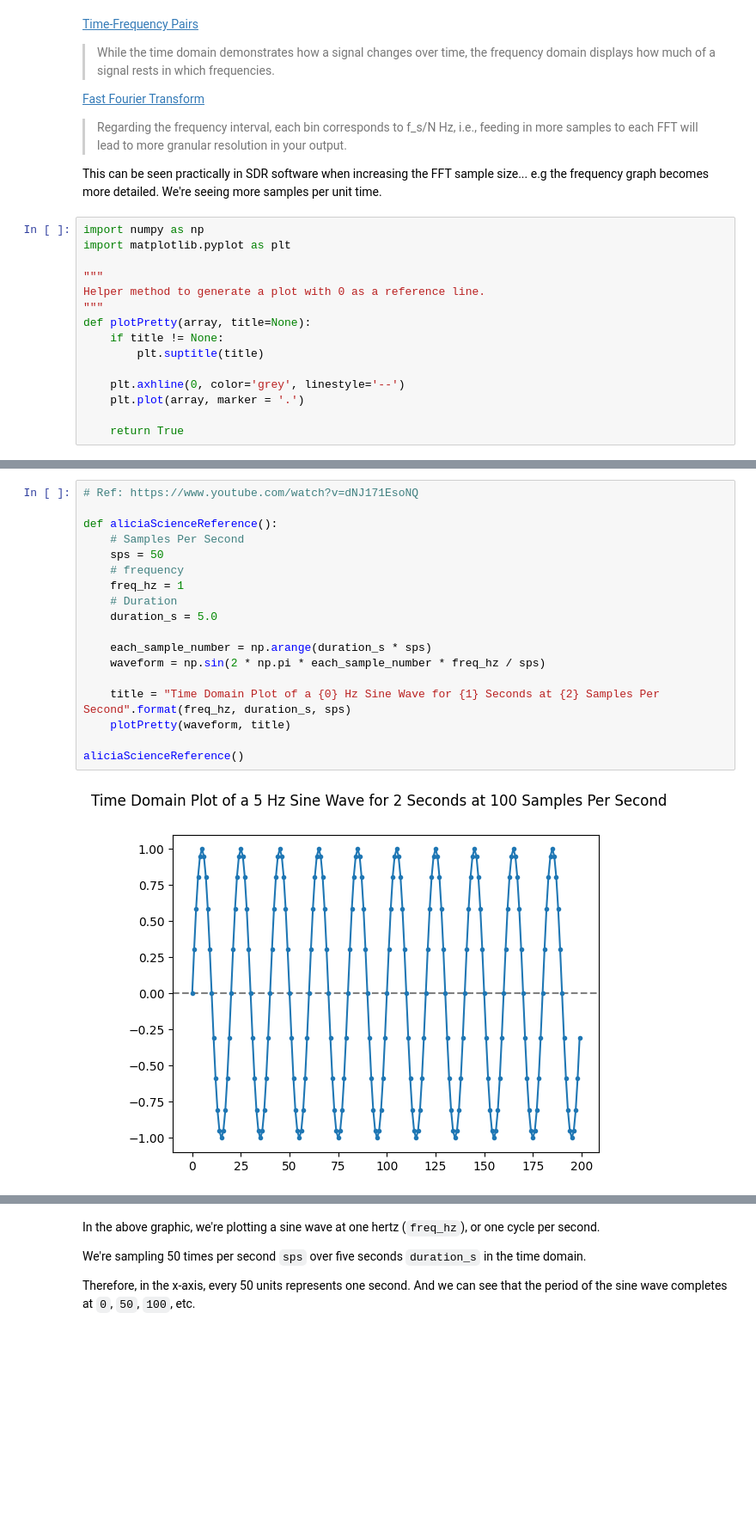
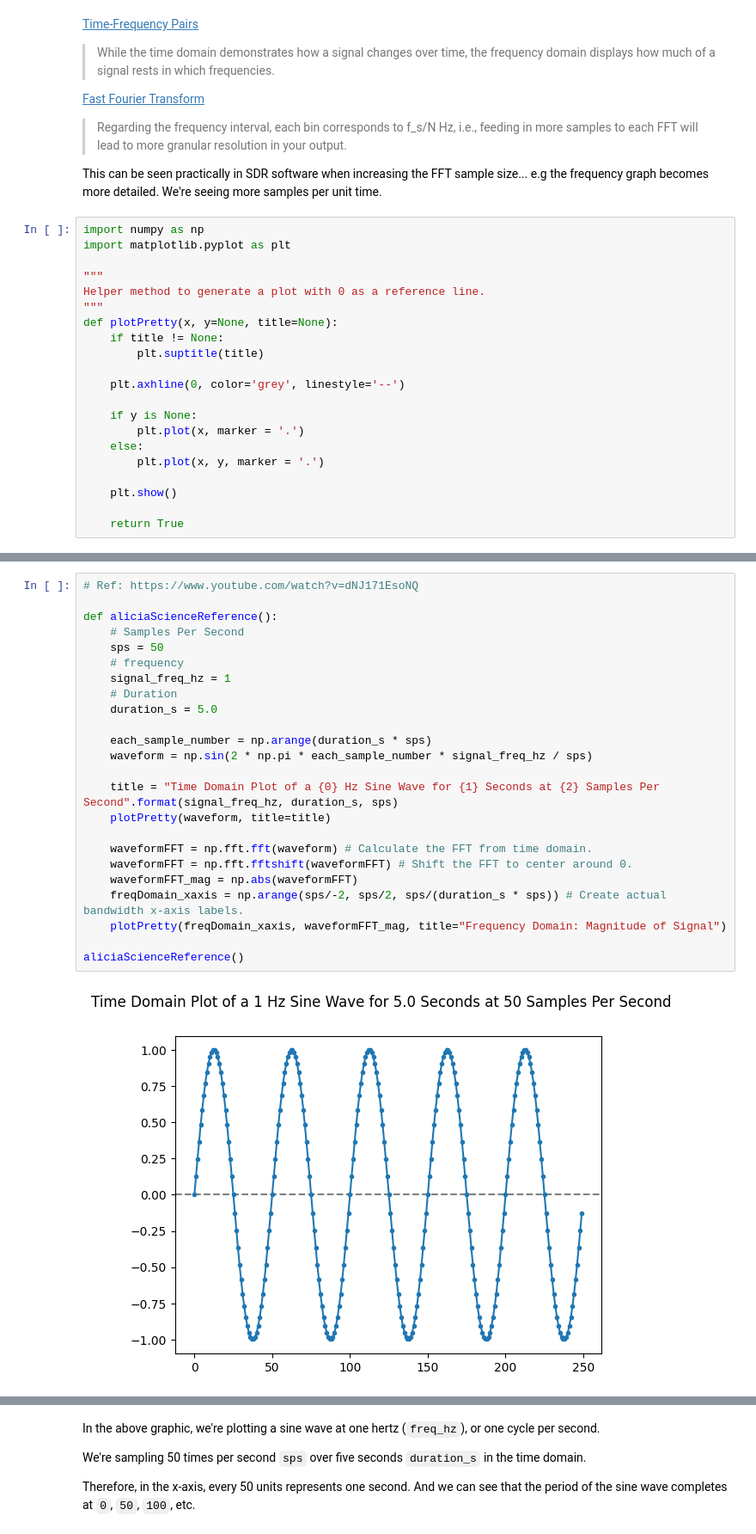
Before and after one commit to mattmakesmaps/pysdr-experiment, a Jupyter notebook: 02-frequency-domain.ipynb, the cells around one changed output, grey strips where cells are left out. Shown: that part at 86% size. Drawn from its saved outputs; the diff is of its cells as text; blank space fills up the shorter version.

```diff
--- a/02-frequency-domain.ipynb
+++ b/02-frequency-domain.ipynb
@@ -19,12 +19,18 @@ import matplotlib.pyplot as plt
 """
 Helper method to generate a plot with 0 as a reference line.
 """
-def plotPretty(array, title=None):
+def plotPretty(x, y=None, title=None):
     if title != None:
         plt.suptitle(title)
 
     plt.axhline(0, color='grey', linestyle='--')
-    plt.plot(array, marker = '.')
+
+    if y is None:
+        plt.plot(x, marker = '.')
+    else:
+        plt.plot(x, y, marker = '.')
+
+    plt.show()
 
     return True
 # %%
@@ -45,20 +60,26 @@ pySDRExample1()
 # %%
 # Ref: https://www.youtube.com/watch?v=dNJ171EsoNQ
 
 def aliciaScienceReference():
     # Samples Per Second
     sps = 50
     # frequency
-    freq_hz = 1
+    signal_freq_hz = 1
     # Duration
     duration_s = 5.0
 
     each_sample_number = np.arange(duration_s * sps)
-    waveform = np.sin(2 * np.pi * each_sample_number * freq_hz / sps)
+    waveform = np.sin(2 * np.pi * each_sample_number * signal_freq_hz / sps)
 
-    title = "Time Domain Plot of a {0} Hz Sine Wave for {1} Seconds at {2} Samples Per Second".format(freq_hz, duration_s, sps)
-    plotPretty(waveform, title)
+    title = "Time Domain Plot of a {0} Hz Sine Wave for {1} Seconds at {2} Samples Per Second".format(signal_freq_hz, duration_s, sps)
+    plotPretty(waveform, title=title)
+
+    waveformFFT = np.fft.fft(waveform) # Calculate the FFT from time domain.
+    waveformFFT = np.fft.fftshift(waveformFFT) # Shift the FFT to center around 0.
+    waveformFFT_mag = np.abs(waveformFFT)
+    freqDomain_xaxis = np.arange(sps/-2, sps/2, sps/(duration_s * sps)) # Create actual bandwidth x-axis labels.
+    plotPretty(freqDomain_xaxis, waveformFFT_mag, title="Frequency Domain: Magnitude of Signal")
 
 aliciaScienceReference()
 # %% [output]
-[figure, old version]
+[figure, new version]
```
Also changed, not shown: parts of 2 cells of this notebook.
